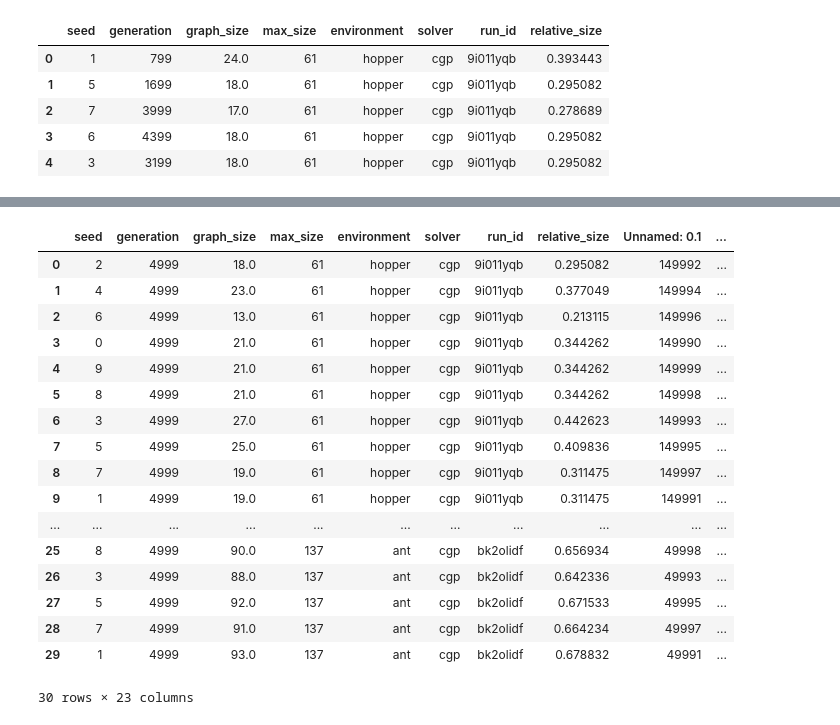
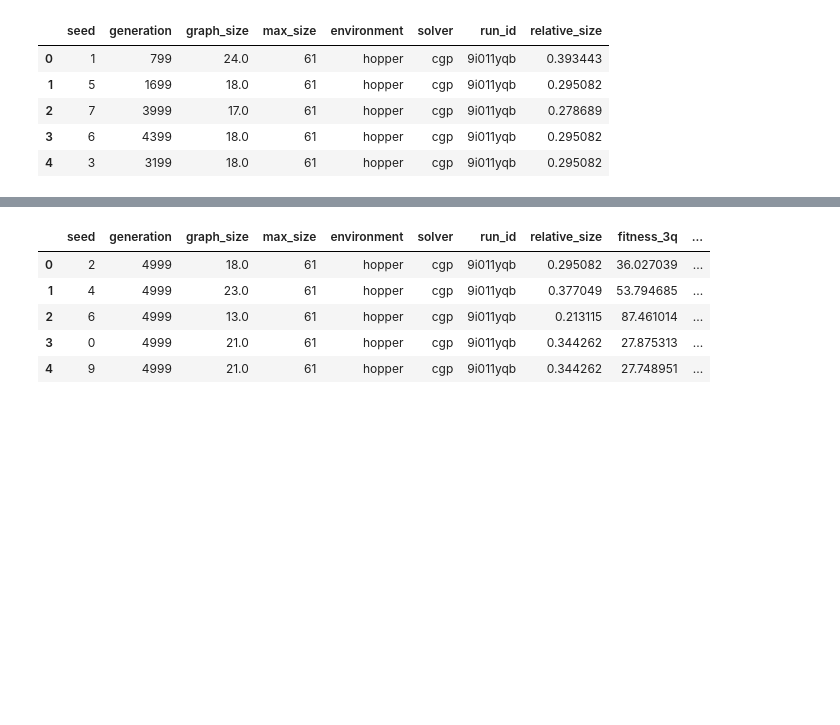
Before and after one commit to giorgia-nadizar/cgpax, a Jupyter notebook: analysis/analysis.ipynb, the cells around one changed output, grey strips where cells are left out. Saved outputs shown, nothing was run; the diff lists cells and outputs as text; code cells hidden in the pictures; blank space fills up the shorter version.

```diff
--- a/analysis/analysis.ipynb
+++ b/analysis/analysis.ipynb
@@ -3,8 +3,11 @@ import pandas as pd
 import seaborn as sns
 import matplotlib.pyplot as plt
 # %%
-df = pd.concat([pd.read_csv(f"data/{p}_baseline.csv") for p in ["lgp", "cgp"]], ignore_index=True)
+dataframes = [pd.read_csv(f"data/{p}_baseline.csv") for p in ["lgp", "cgp"]]
+dataframes.append(pd.read_csv(f"data/cgp_local.csv"))
+df = pd.concat(dataframes, ignore_index=True)
 df.rename(lambda x: x.replace("training.", "").replace("run_id", "seed"), axis="columns", inplace=True)
 df["environment"] = df["environment"].apply(lambda x: x.replace("-", ""))
+df = df[[c for c in df.columns if not c.startswith("Unnamed")]]
 df.head()
 # %% [output]
@@ -37,5 +40,10 @@ plt.show()
 # %%
-graph_sizes = pd.read_csv("data/graph_sizes.csv")
+graph_dfs = []
+for p in ["", "_local"]:
+    temp_df = pd.read_csv(f"data/graph_sizes{p}.csv")
+    temp_df["solver"] = temp_df["solver"] if len(p) == 0 else "cgp-local"
+    graph_dfs.append(temp_df)
+graph_sizes = pd.concat(graph_dfs, ignore_index=True)
 graph_sizes["relative_size"] = graph_sizes["graph_size"] / graph_sizes["max_size"]
 graph_sizes.head()
 # %% [output]
@@ -61,26 +71,14 @@ plt.show()
 # %%
 join_df = graph_sizes.merge(df, on=["solver", "generation", "environment", "seed"])
 max_gens = join_df.groupby(["solver", "environment", "seed"])["generation"].max().reset_index()
 join_df = join_df.merge(max_gens, on=["solver", "generation", "environment", "seed"])
-join_df.head(30)
+join_df.head()
 # %% [output]
-|  | seed | generation | graph_size | max_size | environment | solver | run_id | relative_size | Unnamed: 0.1 | ... |
-| 0 | 2 | 4999 | 18.0 | 61 | hopper | cgp | 9i011yqb | 0.295082 | 149992 | ... |
-| 1 | 4 | 4999 | 23.0 | 61 | hopper | cgp | 9i011yqb | 0.377049 | 149994 | ... |
-| 2 | 6 | 4999 | 13.0 | 61 | hopper | cgp | 9i011yqb | 0.213115 | 149996 | ... |
-| 3 | 0 | 4999 | 21.0 | 61 | hopper | cgp | 9i011yqb | 0.344262 | 149990 | ... |
-| 4 | 9 | 4999 | 21.0 | 61 | hopper | cgp | 9i011yqb | 0.344262 | 149999 | ... |
-| 5 | 8 | 4999 | 21.0 | 61 | hopper | cgp | 9i011yqb | 0.344262 | 149998 | ... |
-| 6 | 3 | 4999 | 27.0 | 61 | hopper | cgp | 9i011yqb | 0.442623 | 149993 | ... |
-| 7 | 5 | 4999 | 25.0 | 61 | hopper | cgp | 9i011yqb | 0.409836 | 149995 | ... |
-| 8 | 7 | 4999 | 19.0 | 61 | hopper | cgp | 9i011yqb | 0.311475 | 149997 | ... |
-| 9 | 1 | 4999 | 19.0 | 61 | hopper | cgp | 9i011yqb | 0.311475 | 149991 | ... |
-| ... | ... | ... | ... | ... | ... | ... | ... | ... | ... | ... |
-| 25 | 8 | 4999 | 90.0 | 137 | ant | cgp | bk2olidf | 0.656934 | 49998 | ... |
-| 26 | 3 | 4999 | 88.0 | 137 | ant | cgp | bk2olidf | 0.642336 | 49993 | ... |
-| 27 | 5 | 4999 | 92.0 | 137 | ant | cgp | bk2olidf | 0.671533 | 49995 | ... |
-| 28 | 7 | 4999 | 91.0 | 137 | ant | cgp | bk2olidf | 0.664234 | 49997 | ... |
-| 29 | 1 | 4999 | 93.0 | 137 | ant | cgp | bk2olidf | 0.678832 | 49991 | ... |
+|  | seed | generation | graph_size | max_size | environment | solver | run_id | relative_size | fitness_3q | ... |
+| 0 | 2 | 4999 | 18.0 | 61 | hopper | cgp | 9i011yqb | 0.295082 | 36.027039 | ... |
+| 1 | 4 | 4999 | 23.0 | 61 | hopper | cgp | 9i011yqb | 0.377049 | 53.794685 | ... |
+| 2 | 6 | 4999 | 13.0 | 61 | hopper | cgp | 9i011yqb | 0.213115 | 87.461014 | ... |
+| 3 | 0 | 4999 | 21.0 | 61 | hopper | cgp | 9i011yqb | 0.344262 | 27.875313 | ... |
+| 4 | 9 | 4999 | 21.0 | 61 | hopper | cgp | 9i011yqb | 0.344262 | 27.748951 | ... |
-30 rows × 23 columns
 # %%
 g = sns.FacetGrid(join_df, col="environment", sharex=False)
```
Also changed, not shown: parts of 5 cells of this notebook.
